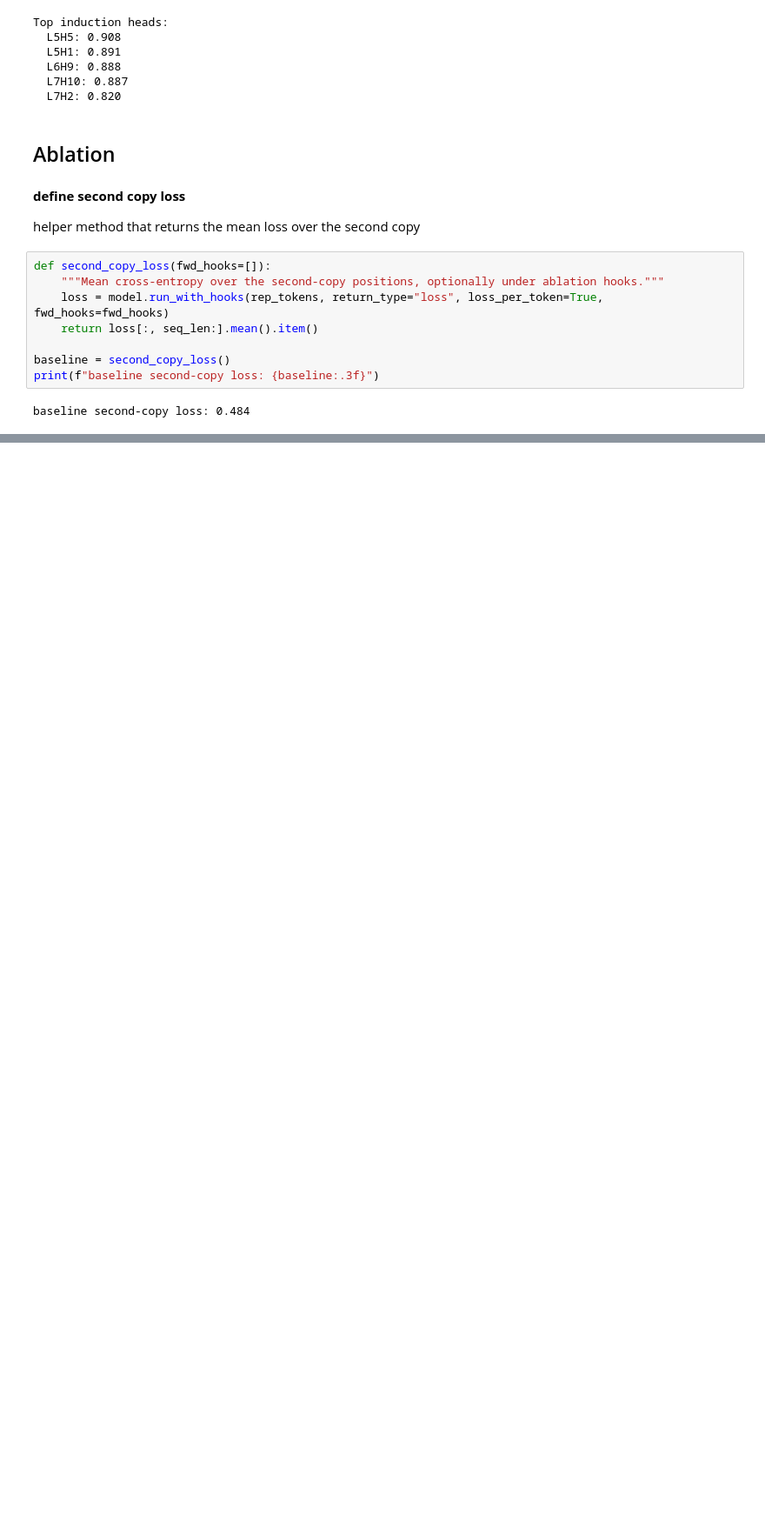
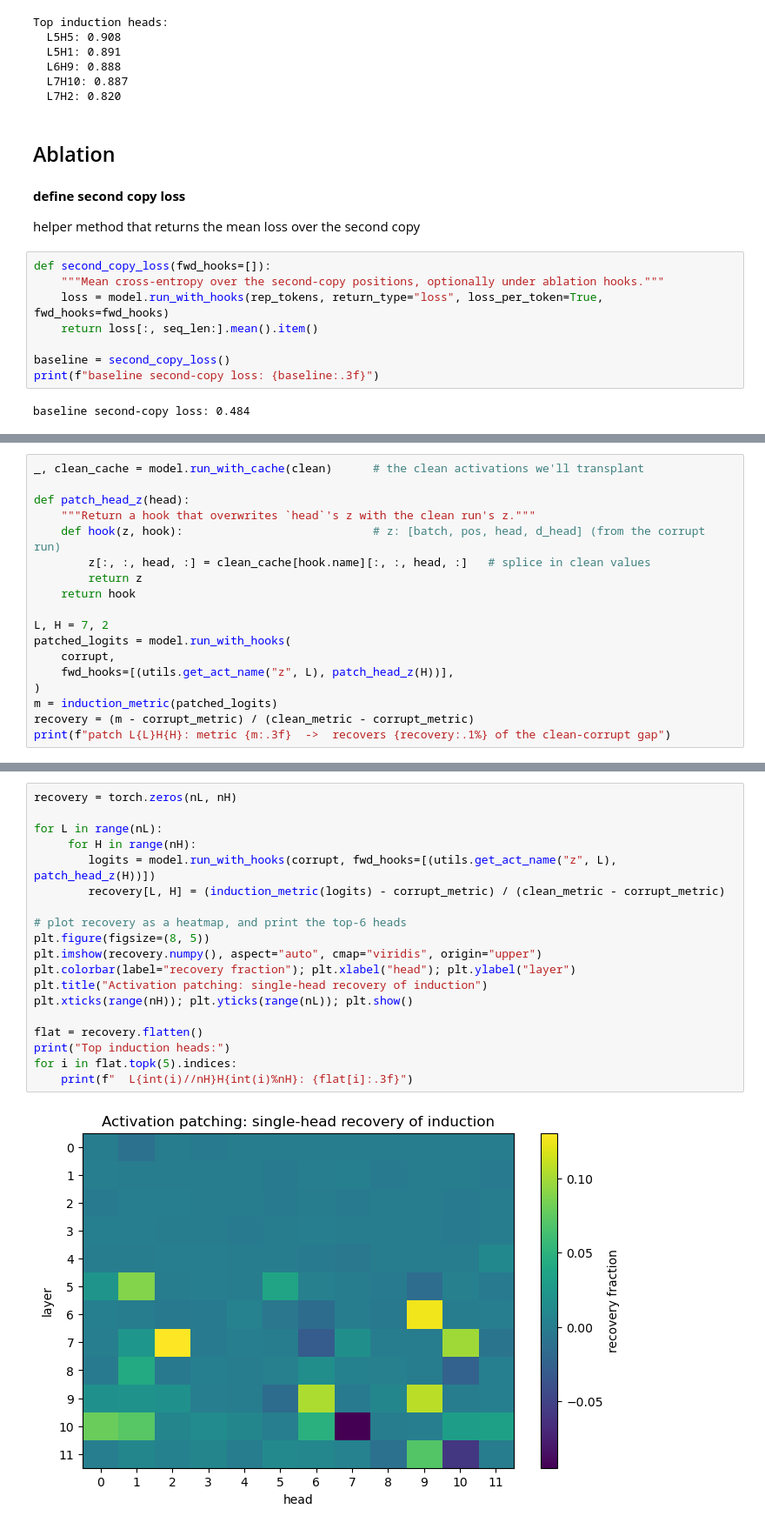
Before and after one commit to AlexanderYWHDu/Induction_Head, a Jupyter notebook: Induction Head on GPT-2.ipynb, the cells around one changed output, grey strips where cells are left out. Shown at 87% size. Cells and saved outputs as stored; diff of their text form; blank space fills up the shorter version.

Commit message:
Add Activation Patching

```diff
--- a/Induction Head on GPT-2.ipynb
+++ b/Induction Head on GPT-2.ipynb
@@ -175,0 +268,18 @@ print(f"ablate induction heads  : {second_copy_loss(ablate_heads(induction_heads
+# %%
+_, clean_cache = model.run_with_cache(clean)      # the clean activations we'll transplant
+
+def patch_head_z(head):
+    """Return a hook that overwrites `head`'s z with the clean run's z."""
+    def hook(z, hook):                            # z: [batch, pos, head, d_head] (from the corrupt run)
+        z[:, :, head, :] = clean_cache[hook.name][:, :, head, :]   # splice in clean values
+        return z
+    return hook
+
+L, H = 7, 2
+patched_logits = model.run_with_hooks(
+    corrupt,
+    fwd_hooks=[(utils.get_act_name("z", L), patch_head_z(H))],
+)
+m = induction_metric(patched_logits)
+recovery = (m - corrupt_metric) / (clean_metric - corrupt_metric)
+print(f"patch L{L}H{H}: metric {m:.3f}  ->  recovers {recovery:.1%} of the clean-corrupt gap")
@@ -175,0 +290,21 @@ print(f"ablate induction heads  : {second_copy_loss(ablate_heads(induction_heads
+# %%
+recovery = torch.zeros(nL, nH)
+
+for L in range(nL):
+     for H in range(nH):
+        logits = model.run_with_hooks(corrupt, fwd_hooks=[(utils.get_act_name("z", L), patch_head_z(H))])
+        recovery[L, H] = (induction_metric(logits) - corrupt_metric) / (clean_metric - corrupt_metric)
+
+# plot recovery as a heatmap, and print the top-6 heads
+plt.figure(figsize=(8, 5))
+plt.imshow(recovery.numpy(), aspect="auto", cmap="viridis", origin="upper")
+plt.colorbar(label="recovery fraction"); plt.xlabel("head"); plt.ylabel("layer")
+plt.title("Activation patching: single-head recovery of induction")
+plt.xticks(range(nH)); plt.yticks(range(nL)); plt.show()
+
+flat = recovery.flatten()
+print("Top induction heads:")
+for i in flat.topk(5).indices:
+    print(f"  L{int(i)//nH}H{int(i)%nH}: {flat[i]:.3f}")
+# %% [output]
+[figure, added]
```
Also changed, not shown: parts of 12 cells of this notebook.
